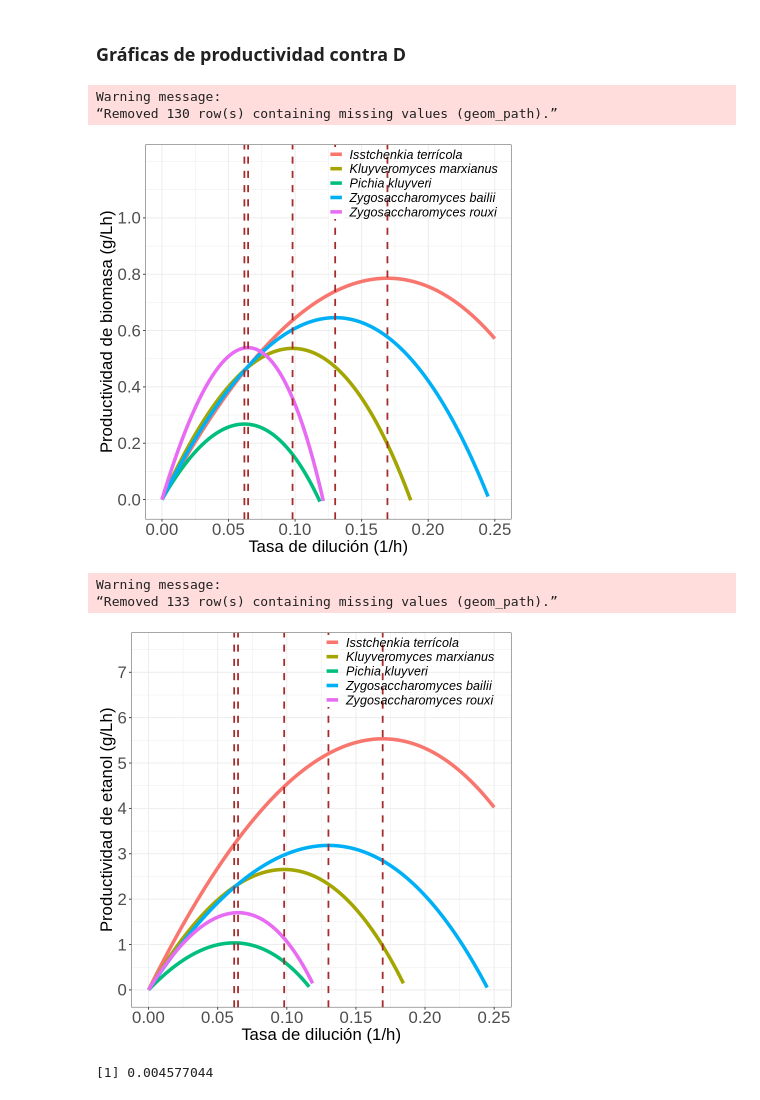
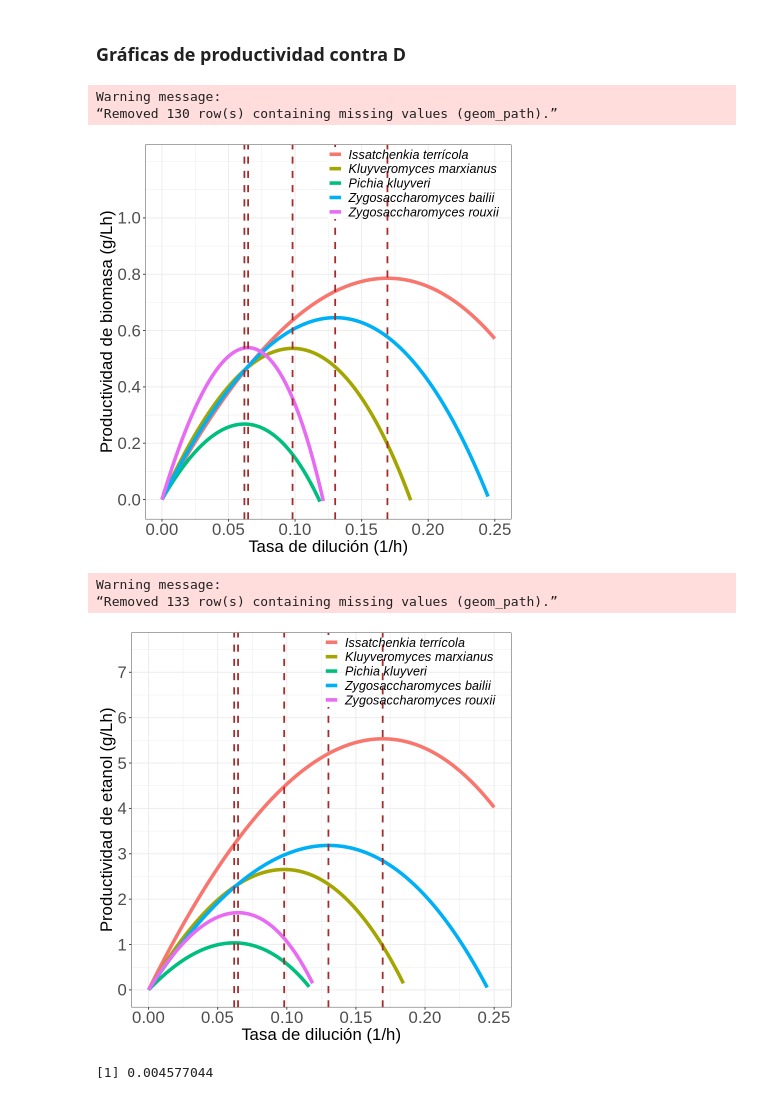
Before and after one commit to JuanM-GG/modelos-tesis, a Jupyter notebook: optimizacion_tasa_dilucion.ipynb, the cells around one changed output. Saved outputs shown, nothing was run; the diff lists cells and outputs as text; code cells hidden in the pictures.

```diff
--- a/optimizacion_tasa_dilucion.ipynb
+++ b/optimizacion_tasa_dilucion.ipynb
@@ -661,31 +661,31 @@ data_productivity_x <- data.frame(D = rep(x,5), productivity_x = c(productivity_
 # %%
 ggplot(data = data_productivity_x, aes(x = D, y = productivity_x, color = lev)) +
         geom_line(lwd = 2) +
         geom_vline(xintercept = sol_it$sol, col = "brown", lwd = 1, lty = 2) +
         geom_vline(xintercept = sol_km$sol, col = "brown", lwd = 1, lty = 2) +
         geom_vline(xintercept = sol_pk$sol, col = "brown", lwd = 1, lty = 2) +
         geom_vline(xintercept = sol_zb$sol, col = "brown", lwd = 1, lty = 2) +
         geom_vline(xintercept = sol_zr$sol, col = "brown", lwd = 1, lty = 2) +
         xlab("Tasa de dilución (1/h)") +
         ylab("Productividad de biomasa (g/Lh)") +
         theme_bw() +
         xlim(c(0,0.25))+
         scale_y_continuous(limits = c(-0.01, 1.2), breaks = seq(0,1,0.2)) +
-        scale_color_discrete(labels=c("Isstchenkia terrícola",
+        scale_color_discrete(labels=c("Issatchenkia terrícola",
         "Kluyveromyces marxianus", "Pichia kluyveri","Zygosaccharomyces bailii",
-        "Zygosaccharomyces rouxi"))+
+        "Zygosaccharomyces rouxii"))+
         theme(
             plot.title = element_text(size=25),
             axis.text = element_text(size=20),
             axis.title = element_text(size=20),
             legend.title = element_text(size=15),
             legend.text = element_text(size=15, face = "italic",   ),
             legend.position = c(0.73, 0.92),
             legend.background = element_rect(fill=NA))
 # %% [output]
 Warning message:
 “Removed 130 row(s) containing missing values (geom_path).”
-[figure, old version]
+[figure, new version]
 # %%
 data_productivity_p <- data.frame(D = rep(x,5), productivity_p = c(productivity_it$productivity_p,productivity_km$productivity_p,
                             productivity_pk$productivity_p,productivity_zb$productivity_p,productivity_zr$productivity_p),
@@ -703,9 +703,9 @@ ggplot(data = data_productivity_p, aes(x = D, y = productivity_p, color = lev))
         theme_bw() +
         xlim(c(0,0.25))+
         scale_y_continuous(limits = c(-0.01, 7.5), breaks = seq(0,7,1)) +
-        scale_color_discrete(labels=c("Isstchenkia terrícola",
+        scale_color_discrete(labels=c("Issatchenkia terrícola",
         "Kluyveromyces marxianus", "Pichia kluyveri","Zygosaccharomyces bailii",
-        "Zygosaccharomyces rouxi"))+
+        "Zygosaccharomyces rouxii"))+
         theme(
             plot.title = element_text(size=25),
             axis.text = element_text(size=20),
@@ -717,7 +717,7 @@ ggplot(data = data_productivity_p, aes(x = D, y = productivity_p, color = lev))
 # %% [output]
 Warning message:
 “Removed 133 row(s) containing missing values (geom_path).”
-[figure, old version]
+[figure, new version]
 # %%
 deriv_productivity_func(sol_it$sol, p_it)
 # %% [output]
```
Also changed, not shown: parts of 2 cells of this notebook.
